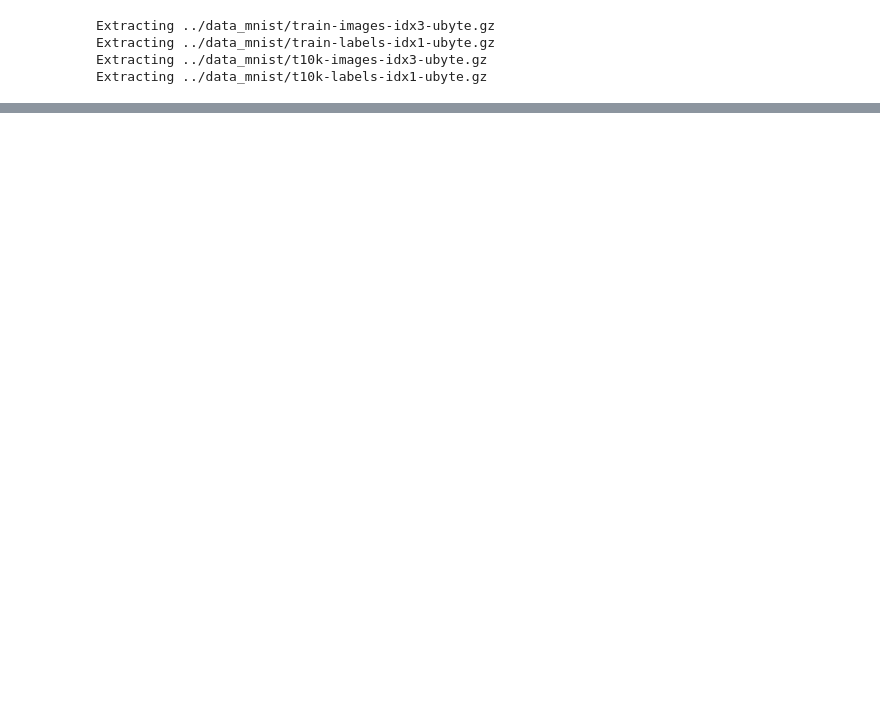
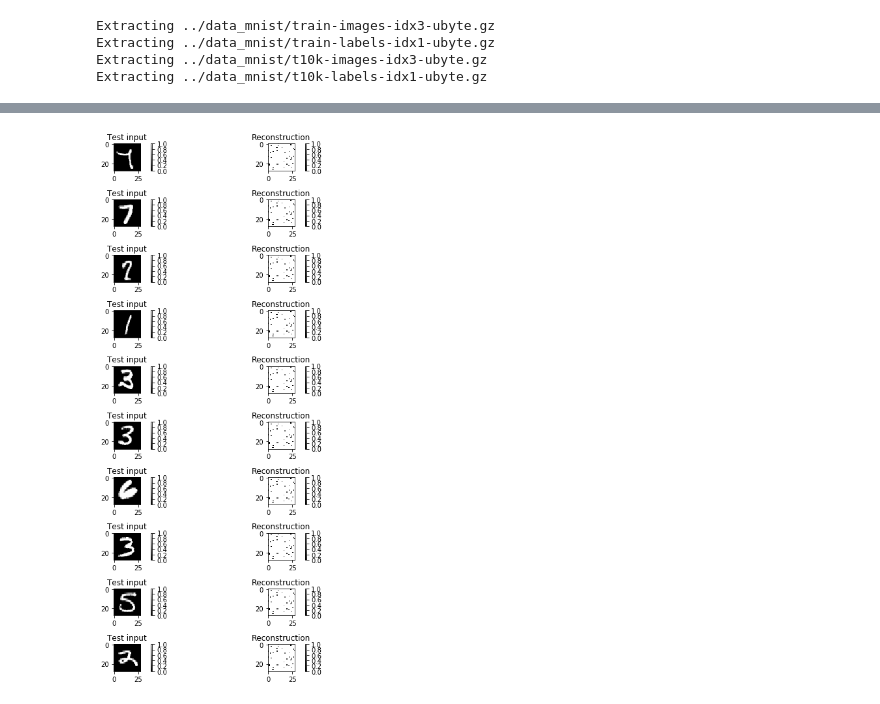
Before and after one commit to VishnuDuttSharma/DeepLearning, a Jupyter notebook: experiments/var_encoder.ipynb, the cells around one changed output, grey strips where cells are left out. Saved outputs shown, nothing was run; the diff lists cells and outputs as text; code cells hidden in the pictures; blank space fills up the shorter version.

```diff
--- a/experiments/var_encoder.ipynb
+++ b/experiments/var_encoder.ipynb
@@ -105,0 +156,7 @@ plt.tight_layout()
+# %%
+regularizer = tf.nn.l2_loss(weight_dict['Wr1']) + tf.nn.l2_loss(weight_dict['Wr2_mean']) + tf.nn.l2_loss(weight_dict['Wr2_std']) + tf.nn.l2_loss(weight_dict['Wg1']) + tf.nn.l2_loss(weight_dict['Wg2'])
+gen_loss = -tf.reduce_sum(input_dat * tf.log(1e-8 + out_flat) + (1-input_dat) * tf.log(1e-8 + 1 - out_flat),1)
+latent_loss = 0.5 * tf.reduce_sum(tf.square(z_mean) + tf.square(z_std) - tf.log(tf.square(z_std)) - 1,1)
+
+cost = tf.reduce_mean(gen_loss + latent_loss + 0.005*regularizer)
+optimizer = tf.train.AdamOptimizer(0.001).minimize(cost)
@@ -105,0 +205,17 @@ plt.tight_layout()
+# %%
+x_sample = data.test.next_batch(100)[0]
+x_vae = sess.run(out_flat, {input_dat:x_sample})
+plt.figure(figsize=(8, 12))
+for i in range(10):
+
+    plt.subplot(10, 2, 2*i + 1)
+    plt.imshow(x_sample[i].reshape(28, 28), vmin=0, vmax=1, cmap="gray")
+    plt.title("Test input")
+    plt.colorbar()
+    plt.subplot(10, 2, 2*i + 2)
+    plt.imshow(x_vae[i].reshape(28, 28), vmin=0, vmax=1, cmap="gray")
+    plt.title("Reconstruction")
+    plt.colorbar()
+plt.tight_layout()
+# %% [output]
+[figure, added]
```
Also changed, not shown: parts of 13 cells of this notebook.
